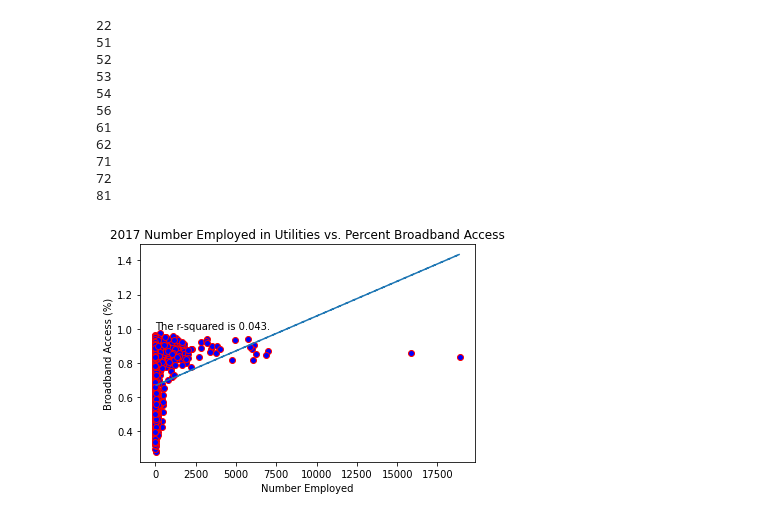
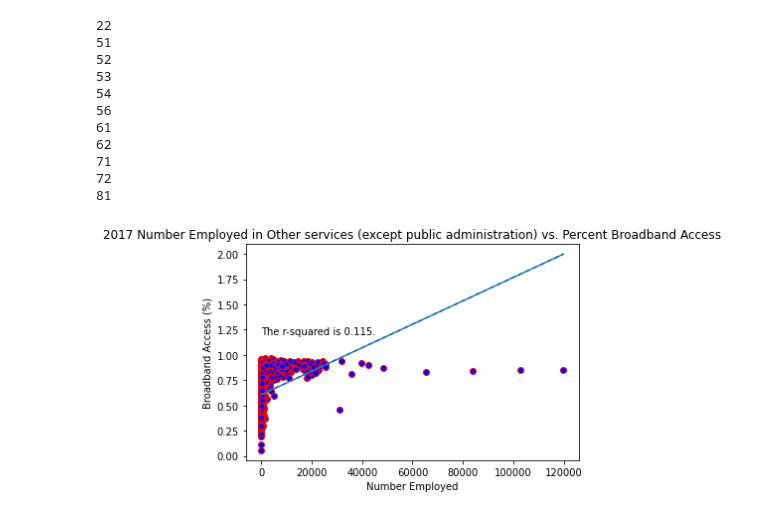
Before and after one commit to Falcon-d/Project-1-Broadband-Access, a Jupyter notebook: Economic Census.ipynb, the cells around one changed output. Drawn from its saved outputs; the diff is of its cells as text; code cells hidden in the pictures.

Commit message:
loop for NAICS label linear regressions completed

```diff
--- a/Economic Census.ipynb
+++ b/Economic Census.ipynb
@@ -154,30 +157,38 @@ NAICS_2017_csv_paths_df.to_csv(f'CSV_files/NAICS_2017_csv_paths.csv', index=Fals
 # %%
 # This section runs a linear regression for all NAICS labels and broadband access
 
-# The relevant path is defined
-path = NAICS_2017_csv_paths_df["Paths"][0]
+# for loop looping through all paths created in previous steps analyzes all files based upon number employed vs broadband access
+#    for a specific NAICS label.
+for path in NAICS_2017_csv_paths_df["Paths"]:
 
-# Dataframe for relevant label is made
-label_df = pd.read_csv(path)
+    # Clears figure so plots do not superimpose
+    plt.clf()
 
-# Linear regression is run
-label_slope, label_int, label_r, p, std_err = stats.linregress( label_df['Number Employed'] , label_df['Broadband (%)'] )
-label_fit = label_slope * label_df['Number Employed'] + label_int
+    # Dataframe for relevant label is made
+    label_df = pd.read_csv(path)
 
-# Plot is crafted and labeled then linear regression and r-squared is superimposed
-plt.scatter(label_df['Number Employed'] ,label_df['Broadband (%)'] , marker="o", facecolors="blue", edgecolors="red")
-plt.title(f'{label_df["Year"].min()} Number Employed in {label_df["NAICS2017 Label"].min()} vs. Percent Broadband Access')
-plt.xlabel("Number Employed")
-plt.ylabel("Broadband Access (%)")
-plt.plot(label_df['Number Employed'] , label_fit,"--")
-plt.text(0,1,f'The r-squared is {round(label_r**2,3)}.')
+    # Lists for x and y values are defined
+    x = label_df['Number Employed']
+    y = label_df['Broadband (%)']
 
-# Code is being saved if needed.
-# print(f"The slope is {round(label_slope,3)}.")
-# print(f"The intercept is {round(label_int,3)}.")
-# print(f"The r-squared is {round(label_r**2,3)}.")
+    # Linear regression is run
+    label_slope, label_int, label_r, p, std_err = stats.linregress(x ,y)
+    label_fit = label_slope * x + label_int
 
-# plot is output and saved as a png
-plt.savefig(f'output_charts/{label_df["Year"].min()}_NAICS_{label_df["NAICS2017 Label"].min()}_lin_regress.png',format='png')
+    # Plot is crafted and labeled then linear regression and r-squared is superimposed
+    plt.scatter(x ,y , marker="o", facecolors="blue", edgecolors="red")
+    plt.title(f'{label_df["Year"].min()} Number Employed in {label_df["NAICS2017 Label"].min()} vs. Percent Broadband Access')
+    plt.xlabel("Number Employed")
+    plt.ylabel("Broadband Access (%)")
+    plt.plot(label_df['Number Employed'] , label_fit,"--")
+    plt.text(0,1.2,f'The r-squared is {round(label_r**2,3)}.')
+
+    # Code is being saved if needed.
+    # print(f"The slope is {round(label_slope,3)}.")
+    # print(f"The intercept is {round(label_int,3)}.")
+    # print(f"The r-squared is {round(label_r**2,3)}.")
+
+    # plot is output and saved as a png
+    plt.savefig(f'output_charts/{label_df["Year"].min()}_NAICS_{label_df["NAICS2017 Label"].min()}_lin_regress.png',format='png')
 # %% [output]
-[figure, old version]
+[figure, new version]
```
Also changed, not shown: parts of 1 cell of this notebook, 11 other files.
